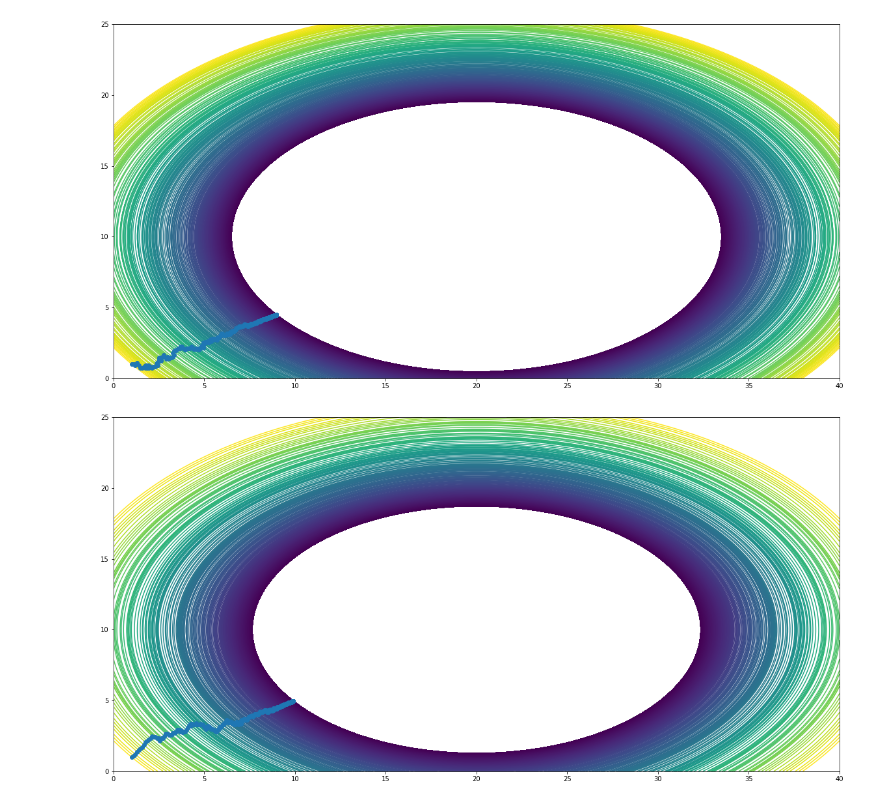
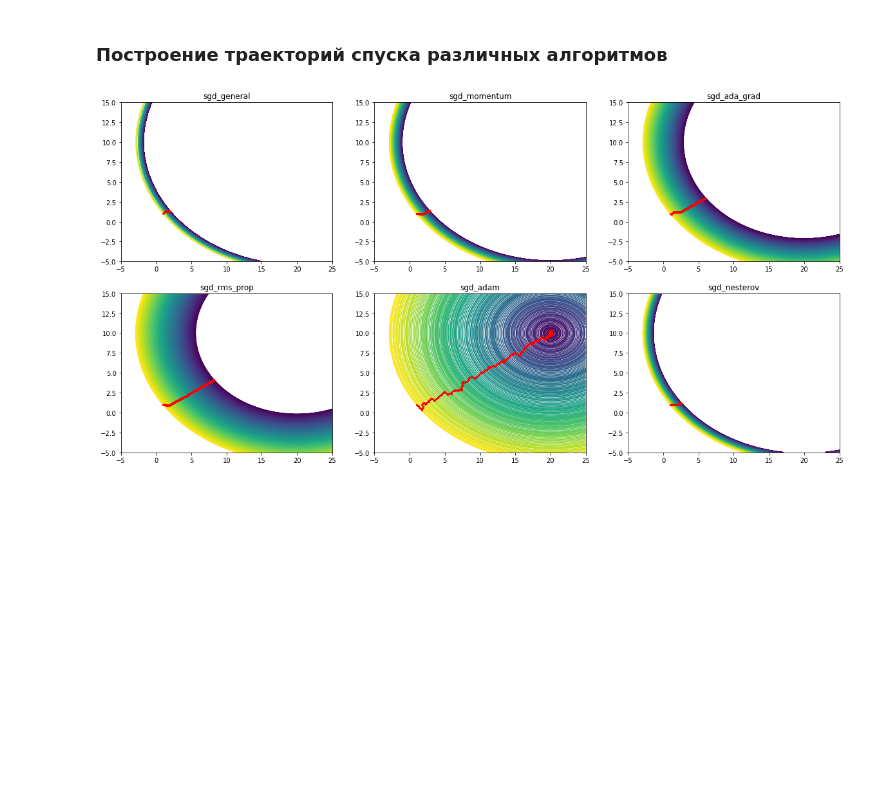
Before and after one commit to make-meth/y2020-ITMO-MO, a Jupyter notebook: 2/5_accuracy.ipynb, the cells around one changed output. Drawn from its saved outputs; the diff is of its cells as text; code cells hidden in the pictures; blank space fills up the shorter version.

Commit message:
Graphics levels

```diff
--- a/2/5_accuracy.ipynb
+++ b/2/5_accuracy.ipynb
@@ -30,0 +1,2 @@ gd = lambda f, lr0, d, epoch, x: sgd_general( f, lr0, d, epoch, x)
+# %% [markdown]
+### Построение траекторий спуска различных алгоритмов
@@ -31,30 +7,37 @@ gd = lambda f, lr0, d, epoch, x: sgd_general( f, lr0, d, epoch, x)
 # %%
-#Realization
-def draw_lines_for_methods(x, y, *methods):
+def draw_lines_for(sub, x, y, batch_size=1, method=sgd_general, **config):
+    if config == {}:
+        config = {"lr0": 0.5, "d": 0.005, "epoch": 1000}
     x_mat = np.hstack((np.ones((x.shape[0], 1)), x))
     k = x_mat.shape[1]
     batch_choice = lambda batch_size: list(set(np.random.choice(np.arange(x.shape[0]), batch_size, replace=False)))
     f_batch_size = lambda batch_size: \
                        lambda *b, batch=batch_choice(batch_size): \
                            np.linalg.norm((y[batch] - x_mat[batch].dot(b)))
+    bs = method(batch_size, f_batch_size, np.full(k, 1), **config)
     f = f_batch_size(x.shape[0])
-    for method in methods:
-        bs = method(f_batch_size, 0.1, 0.01, 1000, np.full(k, 1))
-        draw_levels(f, bs)
+    draw_level(sub, method.__name__, f, bs)
 
-def draw_levels(f, *points_arr):
-    points_concat = np.concatenate(points_arr)
-    tx = np.linspace(0, 40, 100)
-    ty = np.linspace(0, 25, 100)
-    plt.contour(tx, ty, [[f(x, y) for x in tx] for y in ty],
-                levels=sorted([f(*p) for p in points_concat]))
-    for points in points_arr:
-        plt.plot(points[:, 0], points[:, 1], 'o-')
-    #IF in different graphics:
-    plt.show()
+
+def draw_level(sub, method_name, f, points):
+    plt.subplot(*sub)
+    tx = np.linspace(-5, 25, 100)
+    ty = np.linspace(-5, 15, 100)
+    levels = sorted(list(set(([f(*p) for p in points]))))
+    plt.contour(tx, ty, [[f(x, y) for x in tx] for y in ty], levels=levels)
+
+    plt.plot(points[:, 0], points[:, 1], 'o-', color = '#ff0000',  markersize=2)
+    plt.title(method_name)
 # %%
-draw_lines_for_methods(np.array([[-2], [-1], [ 0], [ 1], [2]]), np.array([0, 10, 20,30, 40]), sgd, sgd)
-#sgd & sgd - like examples of different methods
+line = [np.array([[-2], [-1], [ 0], [ 1], [2]]), np.array([0, 10, 20, 30, 40])]
-# %% [output]
-[figure, removed]
-[figure, removed]
+# %%
+gr_fmt = (2, 3)
+draw_lines_for((*gr_fmt, 1), *line, lr0=0.1, d=0.1, epoch=1000)
+draw_lines_for((*gr_fmt, 2), *line, method=sgd_momentum, lr0=0.001, epoch=1000, alpha=0.5)
+draw_lines_for((*gr_fmt, 3), *line, method=sgd_ada_grad, lr0=0.1, epoch=1000)
+draw_lines_for((*gr_fmt, 4), *line, method=sgd_rms_prop, lr0=0.01, epoch=1000, alpha=0.5)
+draw_lines_for((*gr_fmt, 5), *line, method=sgd_adam, lr0=0.1, epoch=1000, alpha=0.35, beta=0.2)
+draw_lines_for((*gr_fmt, 6), *line, method=sgd_nesterov, lr0=0.001, epoch=1000, alpha=0.4)
+plt.show()
+# %% [output]
+[figure, added]
```
Also changed, not shown: parts of 2 cells of this notebook.
